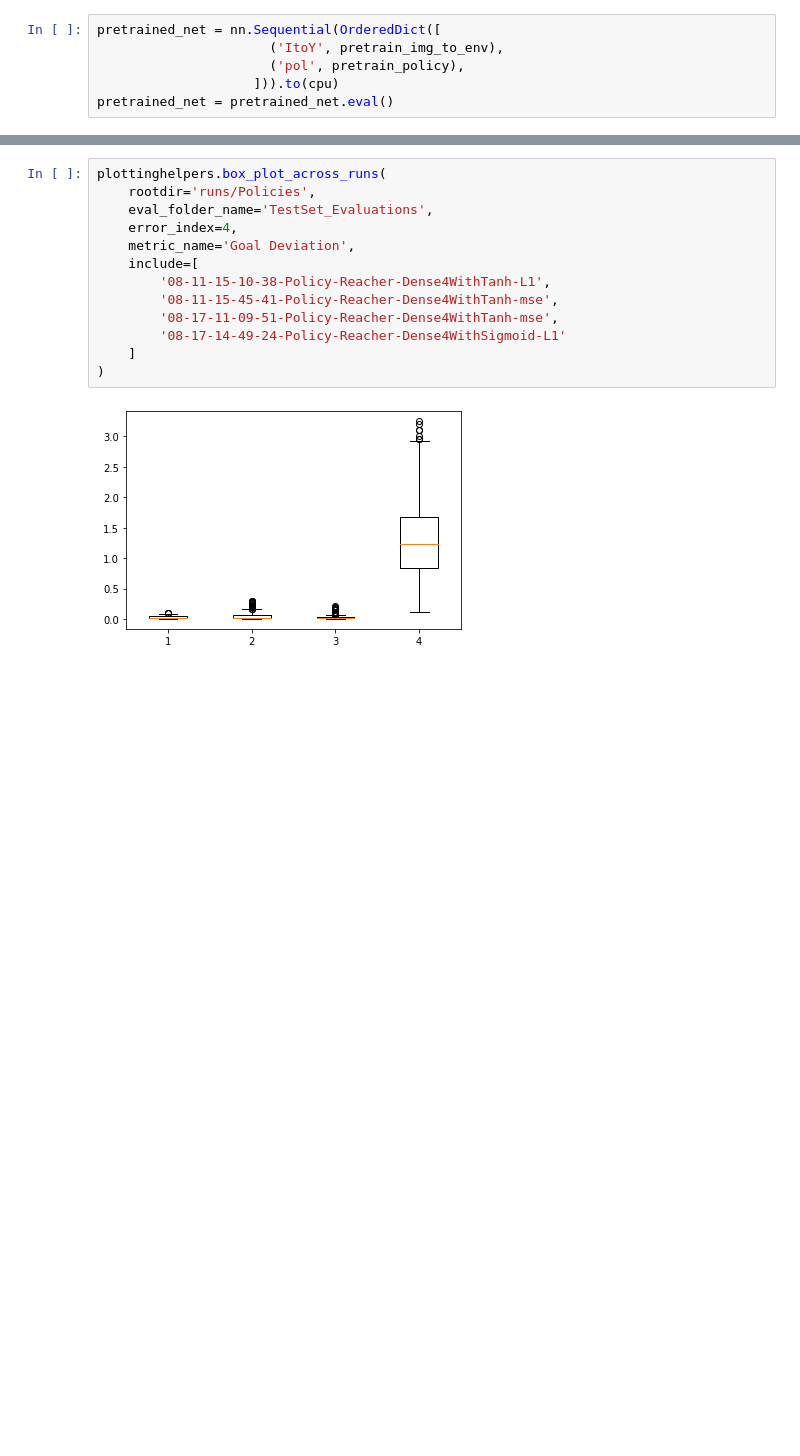
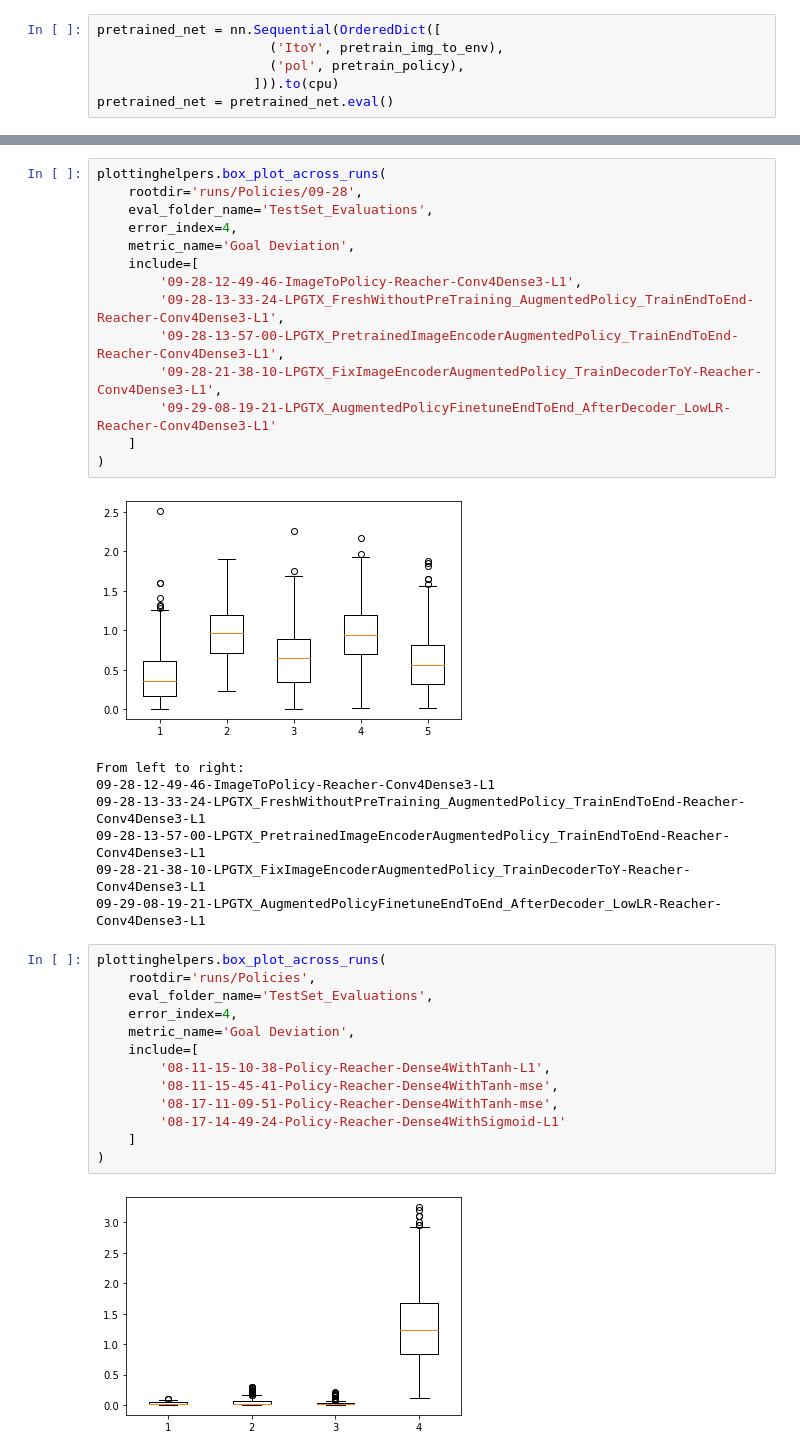
Before and after one commit to PradeepKadubandi/DemoPlanner, a Jupyter notebook: SimpleReacherExperiments2.ipynb, the cells around one changed output, grey strips where cells are left out. Drawn from its saved outputs; the diff is of its cells as text; blank space fills up the shorter version.

```diff
--- a/SimpleReacherExperiments2.ipynb
+++ b/SimpleReacherExperiments2.ipynb
@@ -623,3 +632,25 @@ From left to right:
+# %%
+plottinghelpers.box_plot_across_runs(
+    rootdir='runs/Policies/09-28',
+    eval_folder_name='TestSet_Evaluations',
+    error_index=4,
+    metric_name='Goal Deviation',
+    include=[
+        '09-28-12-49-46-ImageToPolicy-Reacher-Conv4Dense3-L1',
+        '09-28-13-33-24-LPGTX_FreshWithoutPreTraining_AugmentedPolicy_TrainEndToEnd-Reacher-Conv4Dense3-L1',
+        '09-28-13-57-00-LPGTX_PretrainedImageEncoderAugmentedPolicy_TrainEndToEnd-Reacher-Conv4Dense3-L1',
+        '09-28-21-38-10-LPGTX_FixImageEncoderAugmentedPolicy_TrainDecoderToY-Reacher-Conv4Dense3-L1',
+        '09-29-08-19-21-LPGTX_AugmentedPolicyFinetuneEndToEnd_AfterDecoder_LowLR-Reacher-Conv4Dense3-L1'
+    ]
+)
+# %% [output]
+[figure, added]
+From left to right:
+09-28-12-49-46-ImageToPolicy-Reacher-Conv4Dense3-L1
+09-28-13-33-24-LPGTX_FreshWithoutPreTraining_AugmentedPolicy_TrainEndToEnd-Reacher-Conv4Dense3-L1
+09-28-13-57-00-LPGTX_PretrainedImageEncoderAugmentedPolicy_TrainEndToEnd-Reacher-Conv4Dense3-L1
+09-28-21-38-10-LPGTX_FixImageEncoderAugmentedPolicy_TrainDecoderToY-Reacher-Conv4Dense3-L1
+09-29-08-19-21-LPGTX_AugmentedPolicyFinetuneEndToEnd_AfterDecoder_LowLR-Reacher-Conv4Dense3-L1
 # %%
 plottinghelpers.box_plot_across_runs(
     rootdir='runs/Policies',
```
Also changed, not shown: parts of 18 cells of this notebook, 2 other files.
